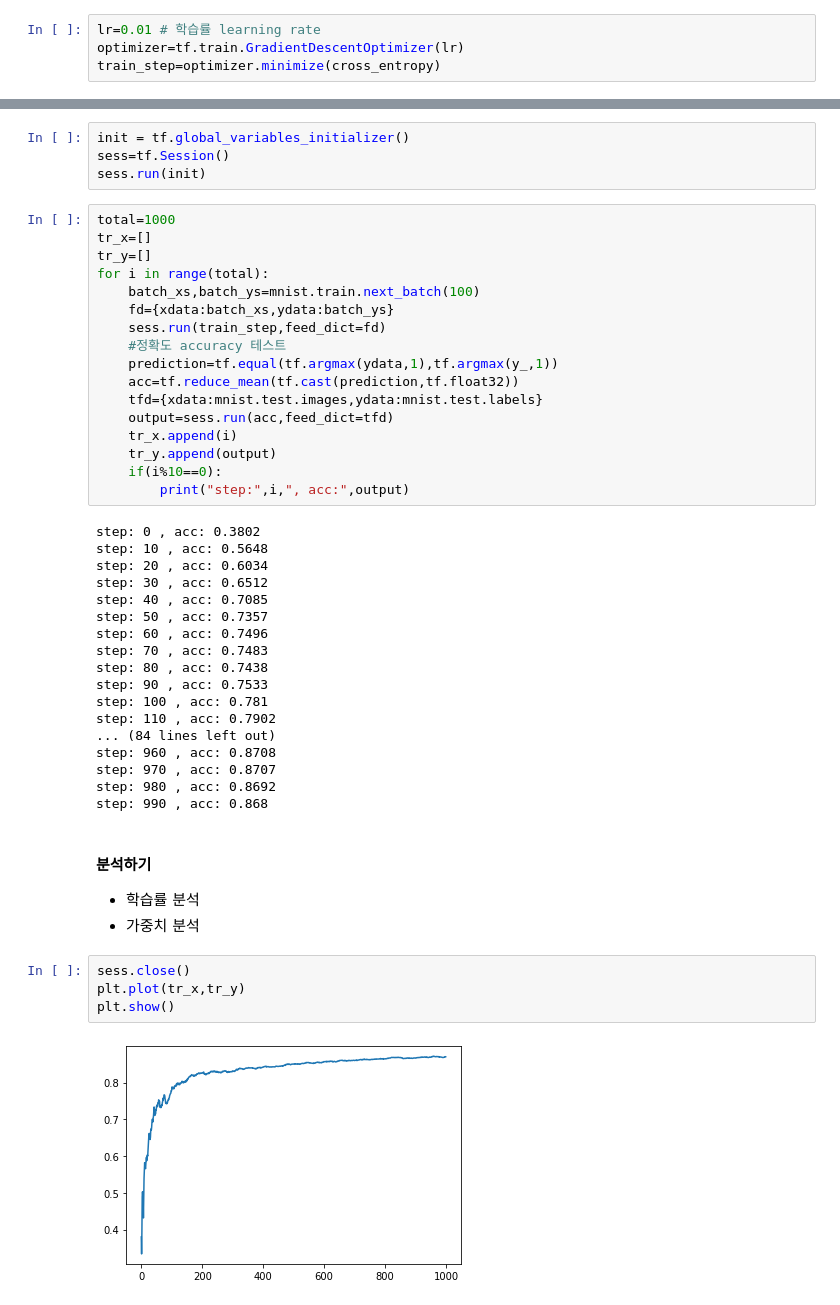
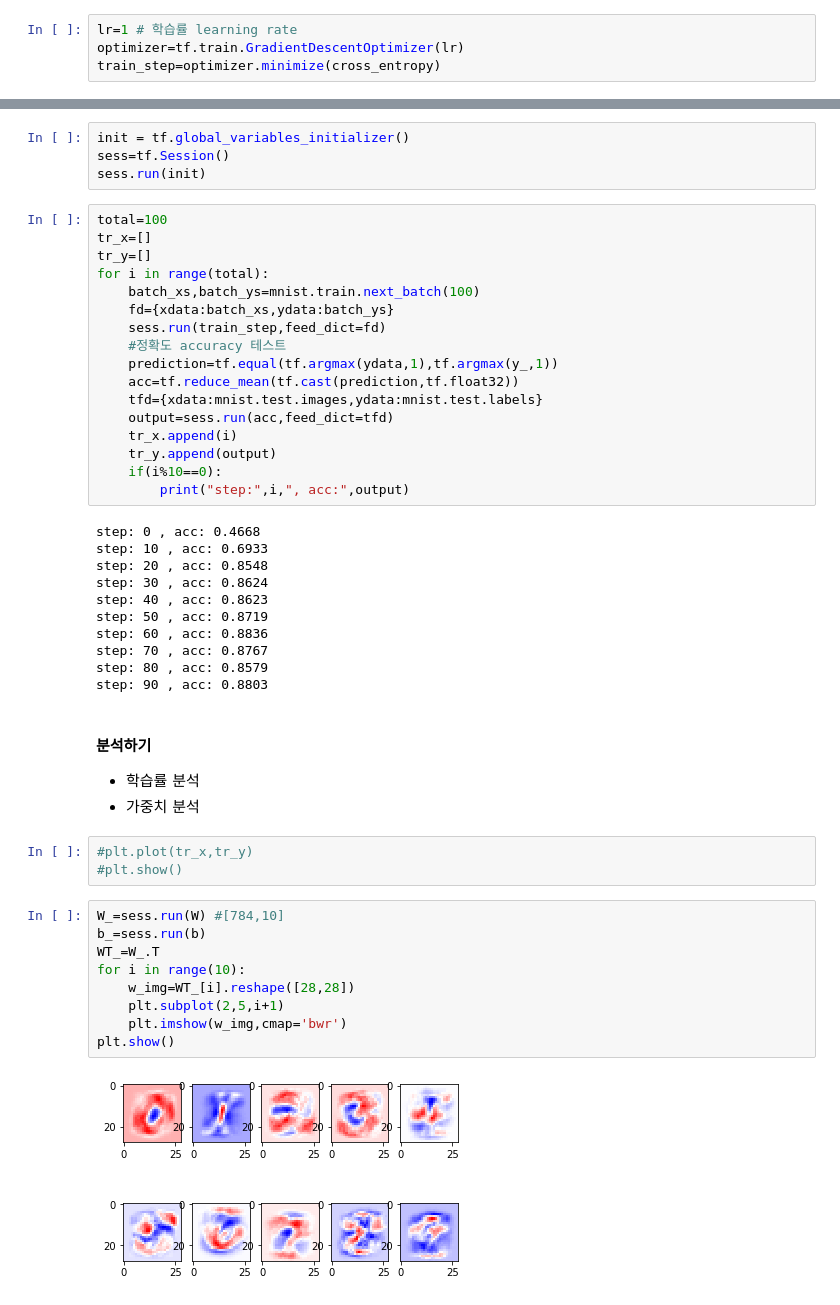
Before and after one commit to hotan486/AI_SYSTEM, a Jupyter notebook: al/mnistbasic.ipynb, the cells around one changed output, grey strips where cells are left out. Drawn from its saved outputs; the diff is of its cells as text.

```diff
--- a/al/mnistbasic.ipynb
+++ b/al/mnistbasic.ipynb
@@ -78,7 +78,7 @@ cross_entropy=tf.reduce_mean(-tf.reduce_sum(info,reduction_indices=[1]))
 * 옵티마이저 : GD, Adam 등...
 * 트레이닝 단계 설정
 # %%
-lr=0.01 # 학습률 learning rate
+lr=1 # 학습률 learning rate
 optimizer=tf.train.GradientDescentOptimizer(lr)
 train_step=optimizer.minimize(cross_entropy)
 # %% [markdown]
@@ -89,7 +89,7 @@ init = tf.global_variables_initializer()
 sess=tf.Session()
 sess.run(init)
 # %%
-total=1000
+total=100
 tr_x=[]
 tr_y=[]
 for i in range(total):
@@ -106,30 +106,31 @@ for i in range(total):
     if(i%10==0):
         print("step:",i,", acc:",output)
 # %% [output]
-step: 0 , acc: 0.3802
-step: 10 , acc: 0.5648
-step: 20 , acc: 0.6034
-step: 30 , acc: 0.6512
-step: 40 , acc: 0.7085
-step: 50 , acc: 0.7357
-step: 60 , acc: 0.7496
-step: 70 , acc: 0.7483
-step: 80 , acc: 0.7438
-step: 90 , acc: 0.7533
-step: 100 , acc: 0.781
-step: 110 , acc: 0.7902
-... (84 lines left out)
-step: 960 , acc: 0.8708
-step: 970 , acc: 0.8707
-step: 980 , acc: 0.8692
-step: 990 , acc: 0.868
+step: 0 , acc: 0.4668
+step: 10 , acc: 0.6933
+step: 20 , acc: 0.8548
+step: 30 , acc: 0.8624
+step: 40 , acc: 0.8623
+step: 50 , acc: 0.8719
+step: 60 , acc: 0.8836
+step: 70 , acc: 0.8767
+step: 80 , acc: 0.8579
+step: 90 , acc: 0.8803
 # %% [markdown]
 #### 분석하기
 * 학습률 분석
 * 가중치 분석
 # %%
-sess.close()
-plt.plot(tr_x,tr_y)
-plt.show()
+#plt.plot(tr_x,tr_y)
+#plt.show()
-# %% [output]
-[figure, removed]
+# %%
+W_=sess.run(W) #[784,10]
+b_=sess.run(b)
+WT_=W_.T
+for i in range(10):
+    w_img=WT_[i].reshape([28,28])
+    plt.subplot(2,5,i+1)
+    plt.imshow(w_img,cmap='bwr')
+plt.show()
+# %% [output]
+[figure, added]
```
Also changed, not shown: parts of 2 cells of this notebook, 2 other files.
